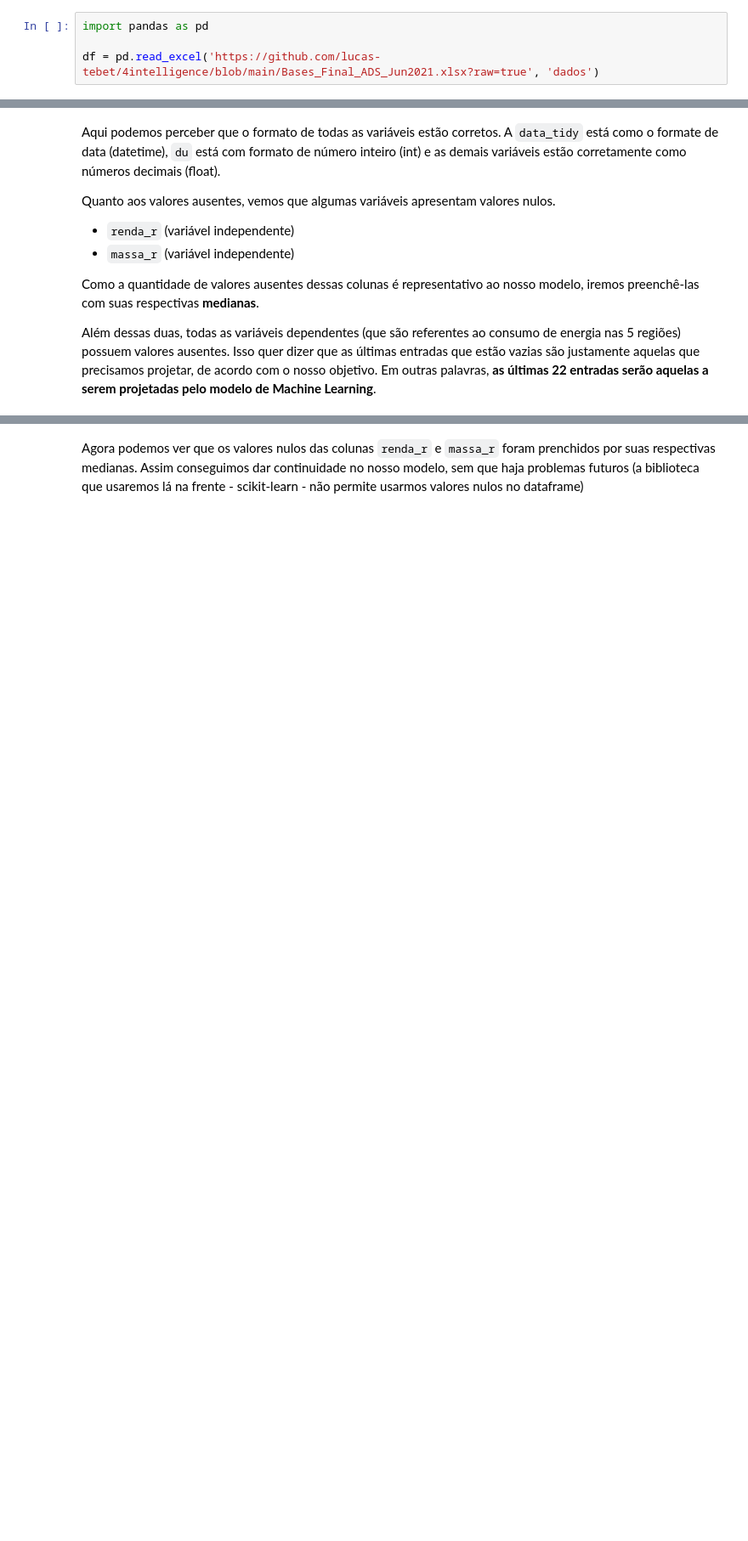
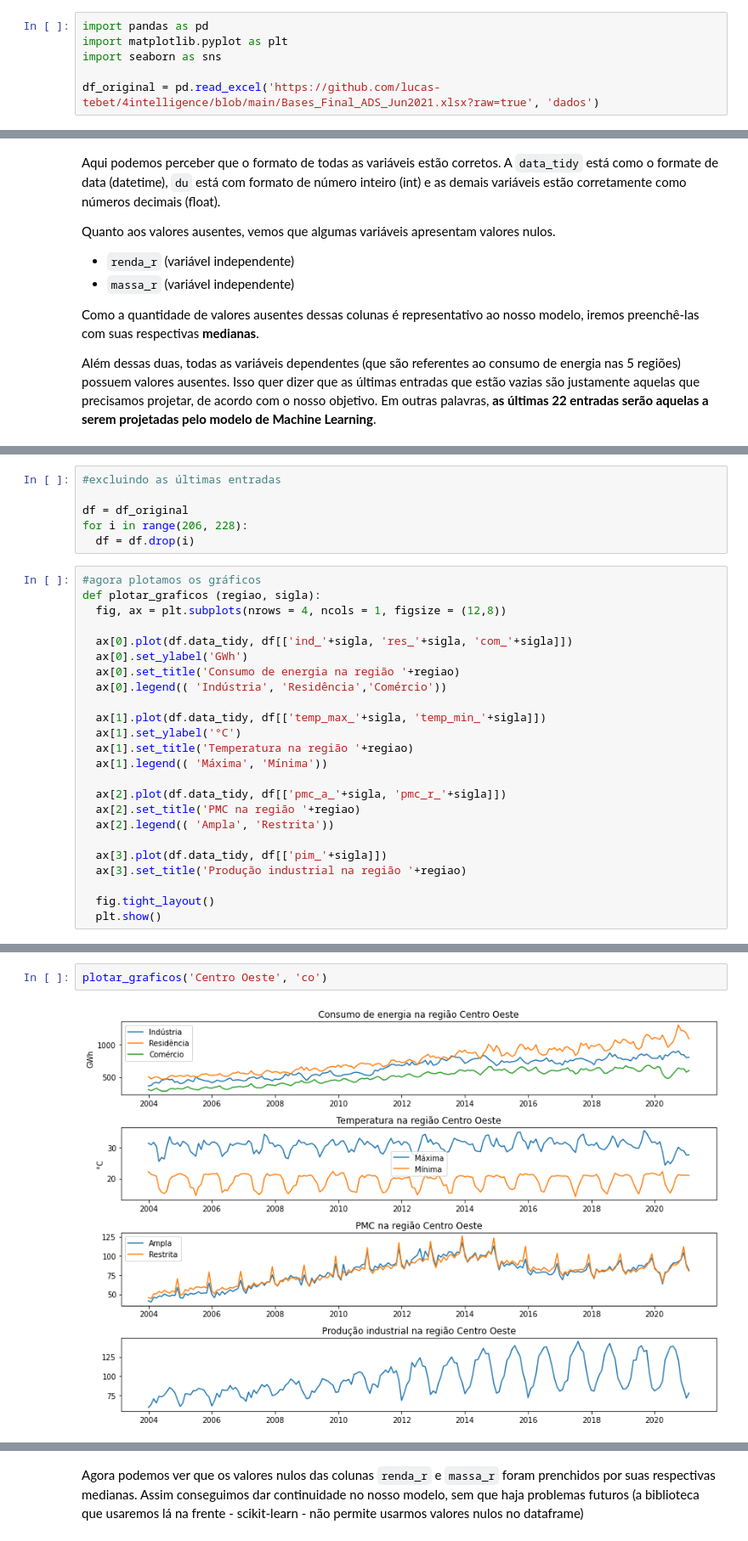
Before and after one commit to lucas-tebet/4intelligence, a Jupyter notebook: 4intelligence.ipynb, the cells around one changed output, grey strips where cells are left out. Shown at 85% size. Saved outputs shown, nothing was run; the diff lists cells and outputs as text; blank space fills up the shorter version.

```diff
--- a/4intelligence.ipynb
+++ b/4intelligence.ipynb
@@ -71,6 +71,8 @@ Nesta seção será feita uma análise dos dados, com a finalidade de saber se h
 Primeiramente, iremos visualizar o dataframe a partir da base de dados fornecida em Excel.
 # %%
 import pandas as pd
+import matplotlib.pyplot as plt
+import seaborn as sns
 
-df = pd.read_excel('https://github.com/lucas-tebet/4intelligence/blob/main/Bases_Final_ADS_Jun2021.xlsx?raw=true', 'dados')
+df_original = pd.read_excel('https://github.com/lucas-tebet/4intelligence/blob/main/Bases_Final_ADS_Jun2021.xlsx?raw=true', 'dados')
 # %%
@@ -126,0 +129,30 @@ Além dessas duas, todas as variáveis dependentes (que são referentes ao consu
+# %%
+#excluindo as últimas entradas
+
+df = df_original
+for i in range(206, 228):
+  df = df.drop(i)
+# %%
+#agora plotamos os gráficos
+def plotar_graficos (regiao, sigla):
+  fig, ax = plt.subplots(nrows = 4, ncols = 1, figsize = (12,8))
+
+  ax[0].plot(df.data_tidy, df[['ind_'+sigla, 'res_'+sigla, 'com_'+sigla]])
+  ax[0].set_ylabel('GWh')
+  ax[0].set_title('Consumo de energia na região '+regiao)
+  ax[0].legend(( 'Indústria', 'Residência','Comércio'))
+
+  ax[1].plot(df.data_tidy, df[['temp_max_'+sigla, 'temp_min_'+sigla]])
+  ax[1].set_ylabel('°C')
+  ax[1].set_title('Temperatura na região '+regiao)
+  ax[1].legend(( 'Máxima', 'Mínima'))
+
+  ax[2].plot(df.data_tidy, df[['pmc_a_'+sigla, 'pmc_r_'+sigla]])
+  ax[2].set_title('PMC na região '+regiao)
+  ax[2].legend(( 'Ampla', 'Restrita'))
+
+  ax[3].plot(df.data_tidy, df[['pim_'+sigla]])
+  ax[3].set_title('Produção industrial na região '+regiao)
+
+  fig.tight_layout()
+  plt.show()
@@ -126,0 +161,4 @@ Além dessas duas, todas as variáveis dependentes (que são referentes ao consu
+# %%
+plotar_graficos('Centro Oeste', 'co')
+# %% [output]
+[figure, added]
```
Also changed, not shown: parts of 38 cells of this notebook.
